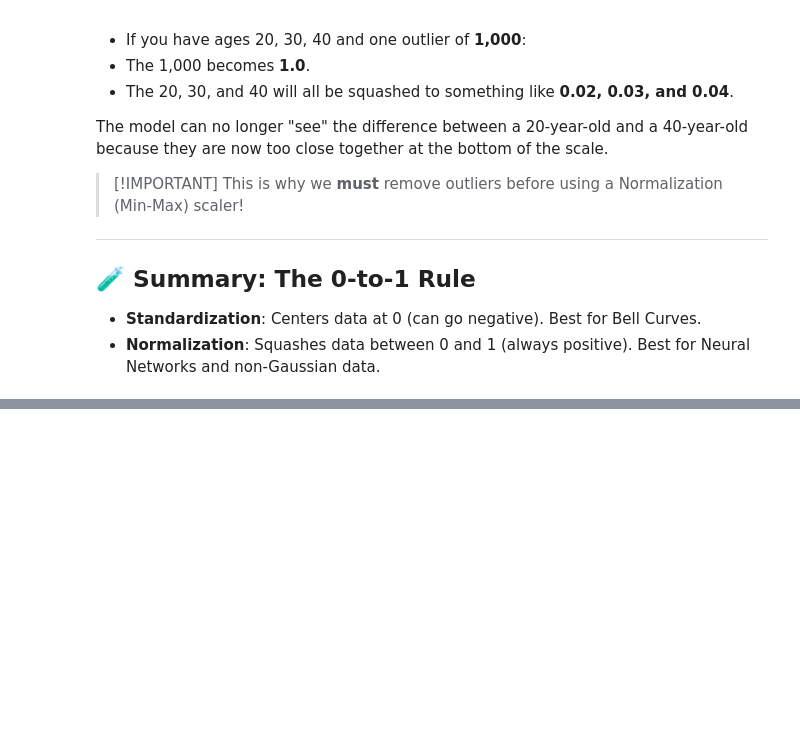
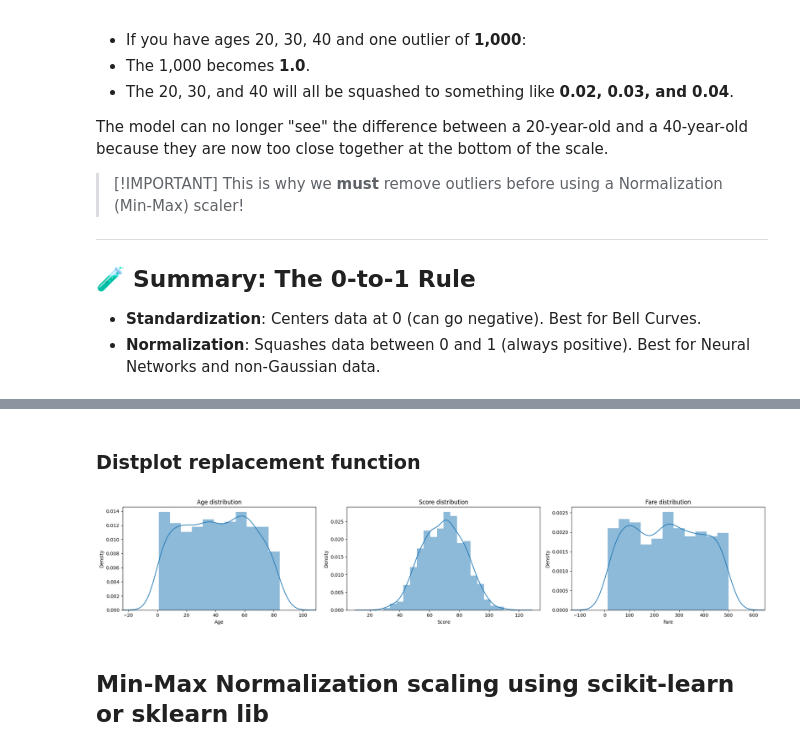
Before and after one commit to shikhars22/learningML, a Jupyter notebook: notebooks/5. Feature Scaling.ipynb, the cells around one changed output, grey strips where cells are left out. Cells and saved outputs as stored; diff of their text form; code cells hidden in the pictures; blank space fills up the shorter version.

```diff
--- a/notebooks/5. Feature Scaling.ipynb
+++ b/notebooks/5. Feature Scaling.ipynb
@@ -388,0 +542,43 @@ The model can no longer "see" the difference between a 20-year-old and a 40-year
+# %% [markdown]
+### Distplot replacement function
+# %%
+def plot_soft_distribution(df, column):
+    # 1. Calculate the data range programmatically
+    data_min = df[column].min()
+    data_max = df[column].max()
+    data_range = data_max - data_min
+
+    # 2. Add 15% padding to the sides (The "Screenshot" Effect)
+    # This replaces the hardcoded -20 and 100
+    p_lower = data_min - (data_range * 0.3)
+    p_upper = data_max + (data_range * 0.3)
+
+    # 3. Create the plot with "soft" styling (no outlines)
+    sns.histplot(df[column],
+                 kde=True,
+                 stat='density',
+                 linewidth=0,      # Removes black outlines
+                 kde_kws={'cut': 5}) # Allows the line to trail off
+
+    # 4. Set the dynamic limits
+    plt.xlim(p_lower, p_upper)
+    plt.title(f'{column} distribution')
+    # plt.show()
+
+# --- Now it works for any data! ---
+# plot_soft_distribution(dataset_clean, 'Age')
+# %%
+plt.figure(figsize=(20,4))
+plt.subplot(1,3,1)
+plot_soft_distribution(dataset_clean, 'Age')
+plt.subplot(1,3,2)
+plot_soft_distribution(dataset_clean, 'Score')
+plt.subplot(1,3,3)
+plot_soft_distribution(dataset_clean, 'Fare')
+
+plt.tight_layout() # Ensures the plots don't overlap
+plt.show() # Only call show at the VERY END
+# %% [output]
+[figure, added]
+# %% [markdown]
+## Min-Max Normalization scaling using scikit-learn or sklearn lib
```
Also changed, not shown: parts of 23 cells of this notebook, 8 other files.
